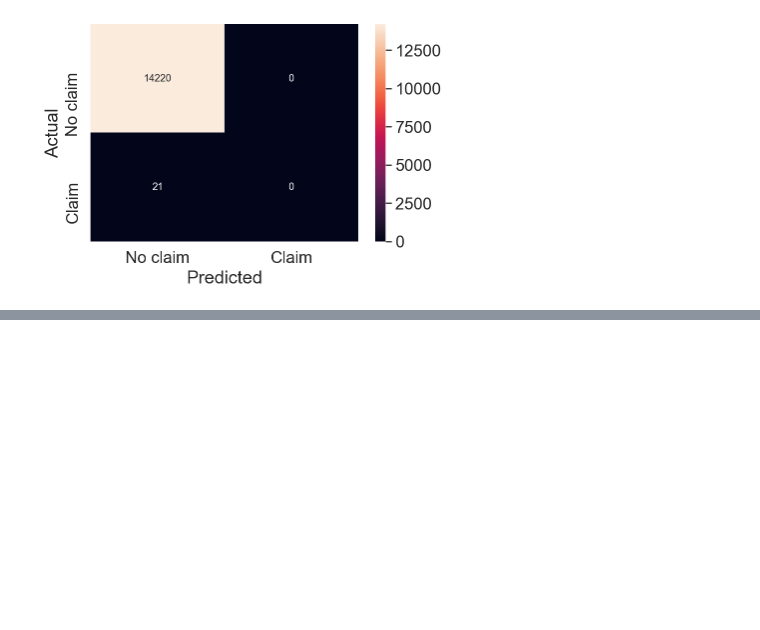
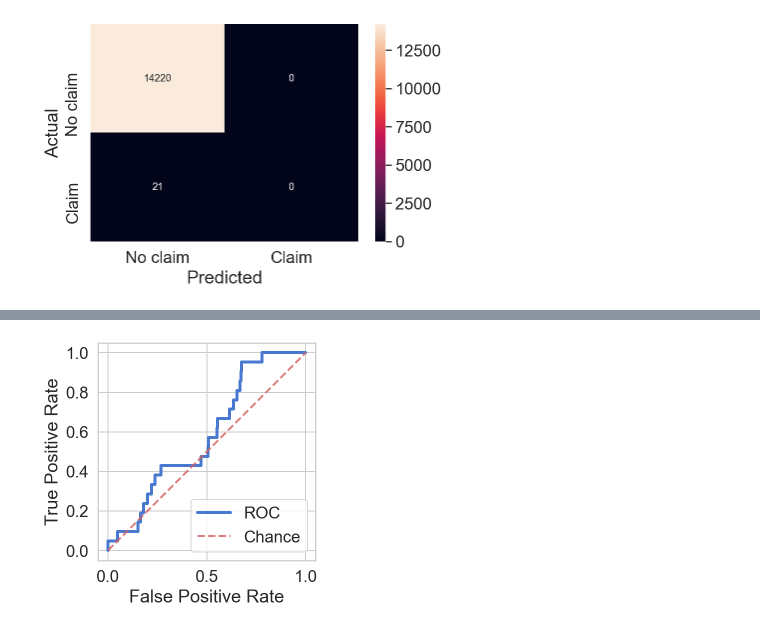
Before and after one commit to anujdubey1996/Credit-Card-Fraud-Detection-Kaggle-Handling-Class-Imbalance, a Jupyter notebook: src/Credit Card Fraud Detection - Handling Class Imbalance.ipynb, the cells around one changed output, grey strips where cells are left out. Cells and saved outputs as stored; diff of their text form; code cells hidden in the pictures; blank space fills up the shorter version.

```diff
--- a/src/Credit Card Fraud Detection - Handling Class Imbalance.ipynb
+++ b/src/Credit Card Fraud Detection - Handling Class Imbalance.ipynb
@@ -83,0 +129,4 @@ METRICS = [
+# %%
+mv.plot_roc(data.y_test, model_pred)
+# %% [output]
+[figure, added]
```
Also changed, not shown: parts of 18 cells of this notebook, 3 other files.
